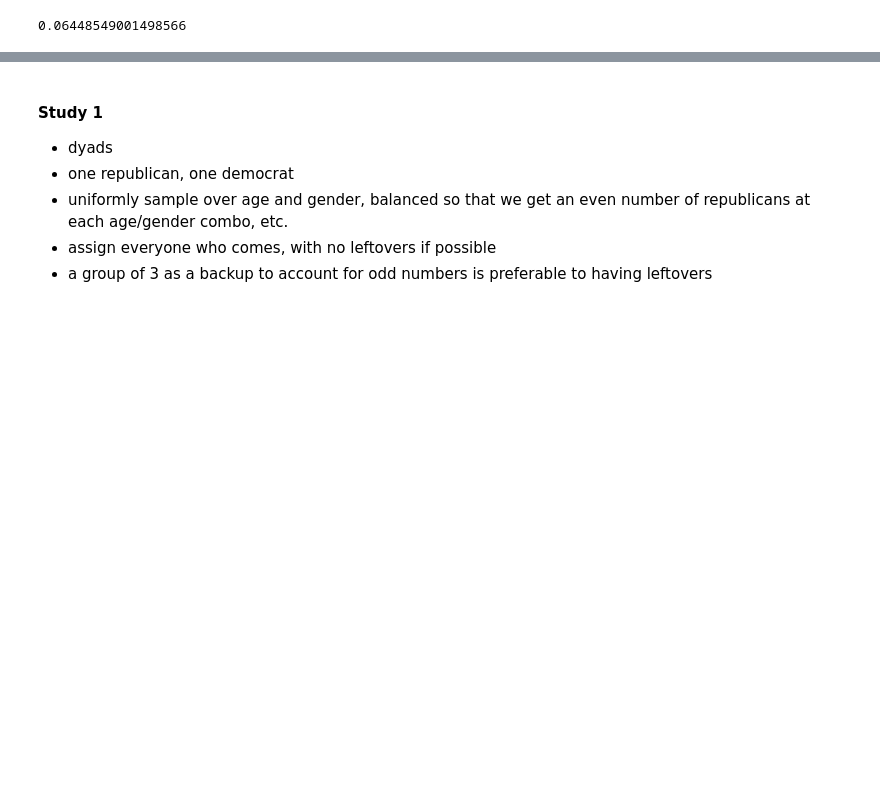
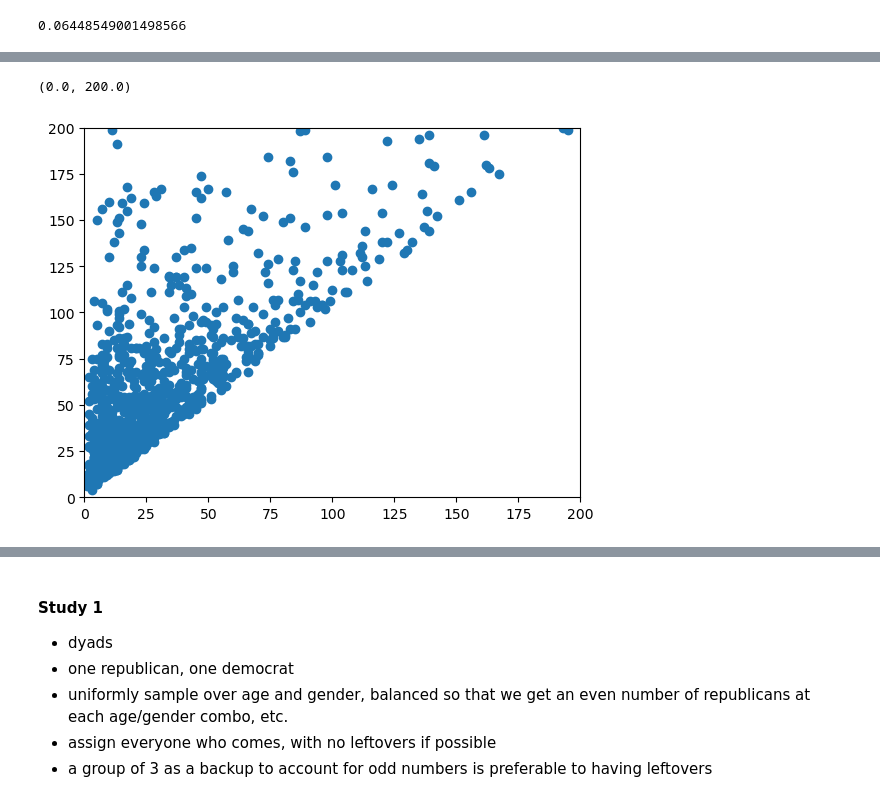
Before and after one commit to Watts-Lab/deliberation-group-assignment, a Jupyter notebook: scratch/scoring.ipynb, the cells around one changed output, grey strips where cells are left out. Drawn from its saved outputs; the diff is of its cells as text; code cells hidden in the pictures; blank space fills up the shorter version.

```diff
--- a/scratch/scoring.ipynb
+++ b/scratch/scoring.ipynb
@@ -162,0 +191,7 @@ stream.generate_participants(10)
+# %%
+plt.scatter(df['arrival_time'].values, df['departure_time'].values)
+plt.xlim(0, 200)
+plt.ylim(0, 200)
+# %% [output]
+(0.0, 200.0)
+[figure, added]
```
Also changed, not shown: parts of 31 cells of this notebook, 1 other file.
